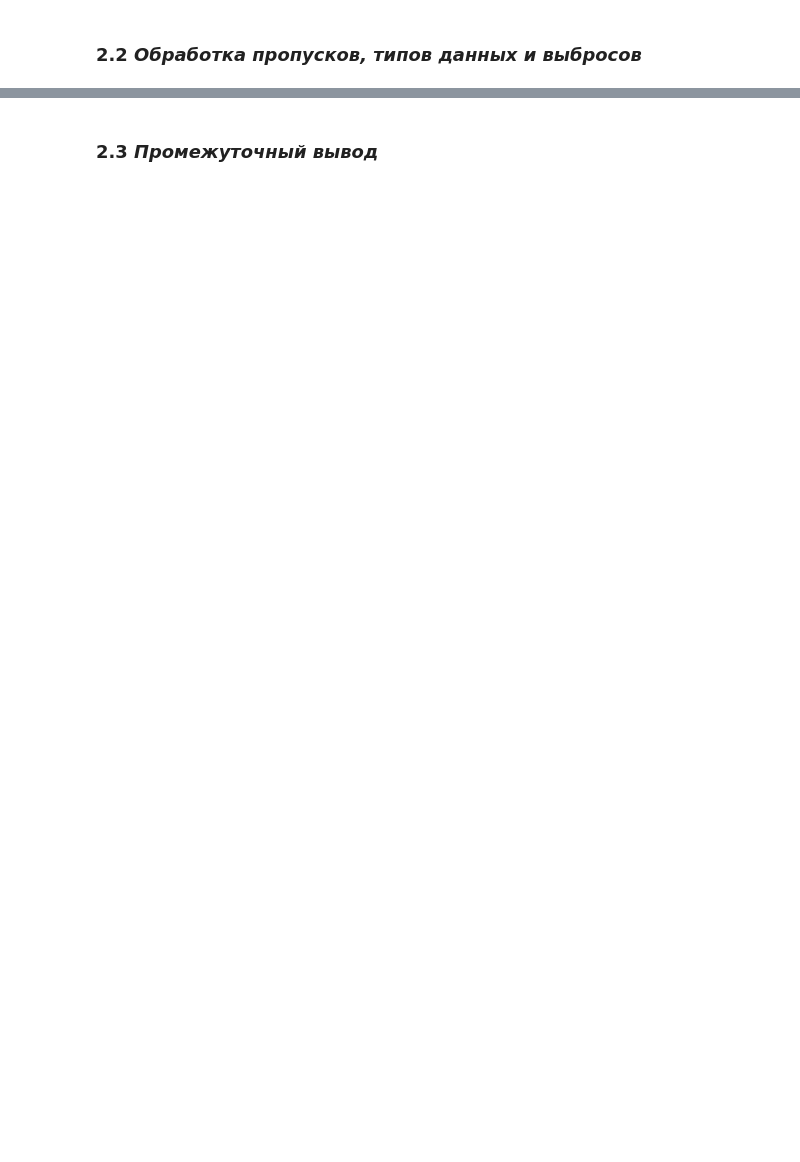
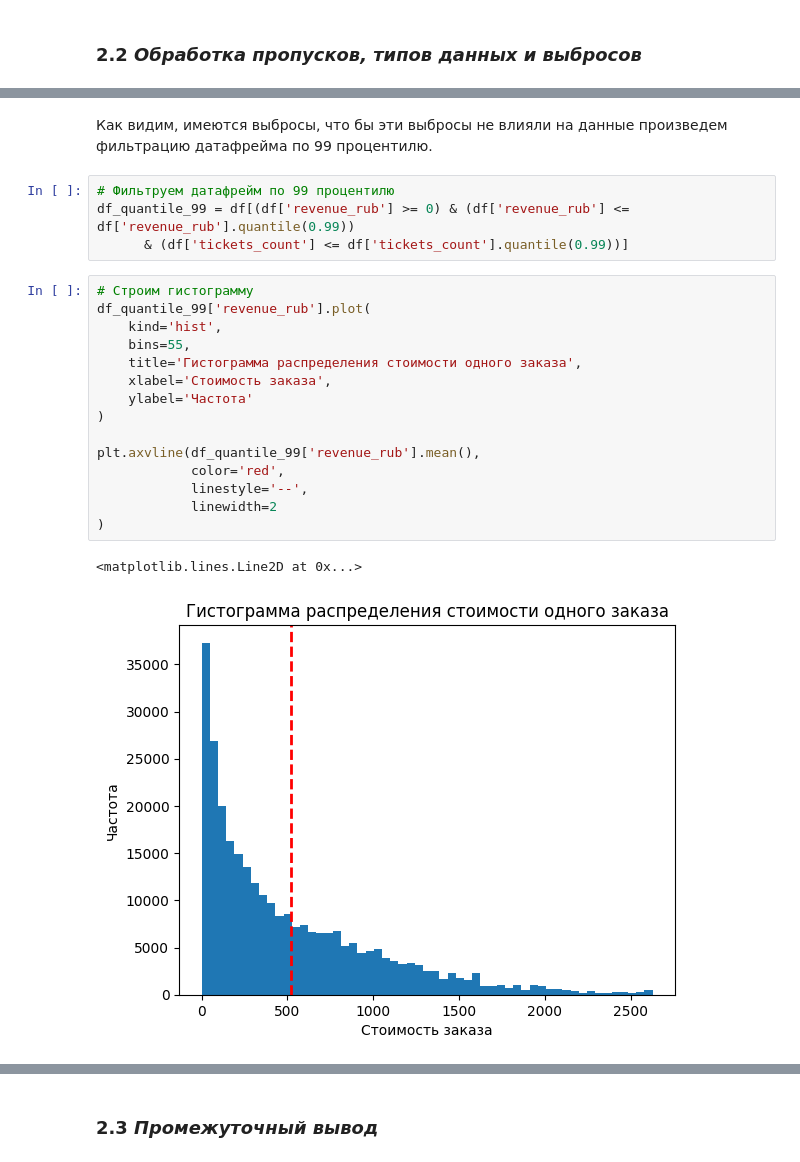
Before and after one commit to MEYakunin/Sprint9_Yandex_Afisha, a Jupyter notebook: Project.ipynb, the cells around one changed output, grey strips where cells are left out. Drawn from its saved outputs; the diff is of its cells as text; blank space fills up the shorter version.

```diff
--- a/Project.ipynb
+++ b/Project.ipynb
@@ -279,0 +313,24 @@ for column in df.columns:
+# %% [markdown]
+Как видим, имеются выбросы, что бы эти выбросы не влияли на данные произведем фильтрацию датафрейма по 99 процентилю.
+# %%
+# Фильтруем датафрейм по 99 процентилю
+df_quantile_99 = df[(df['revenue_rub'] >= 0) & (df['revenue_rub'] <= df['revenue_rub'].quantile(0.99))
+      & (df['tickets_count'] <= df['tickets_count'].quantile(0.99))]
+# %%
+# Строим гистограмму
+df_quantile_99['revenue_rub'].plot(
+    kind='hist',
+    bins=55,
+    title='Гистограмма распределения стоимости одного заказа',
+    xlabel='Стоимость заказа',
+    ylabel='Частота'
+)
+
+plt.axvline(df_quantile_99['revenue_rub'].mean(),
+            color='red',
+            linestyle='--',
+            linewidth=2
+)
+# %% [output]
+<matplotlib.lines.Line2D at 0x...>
+[figure, added]
```
Also changed, not shown: parts of 26 cells of this notebook.
